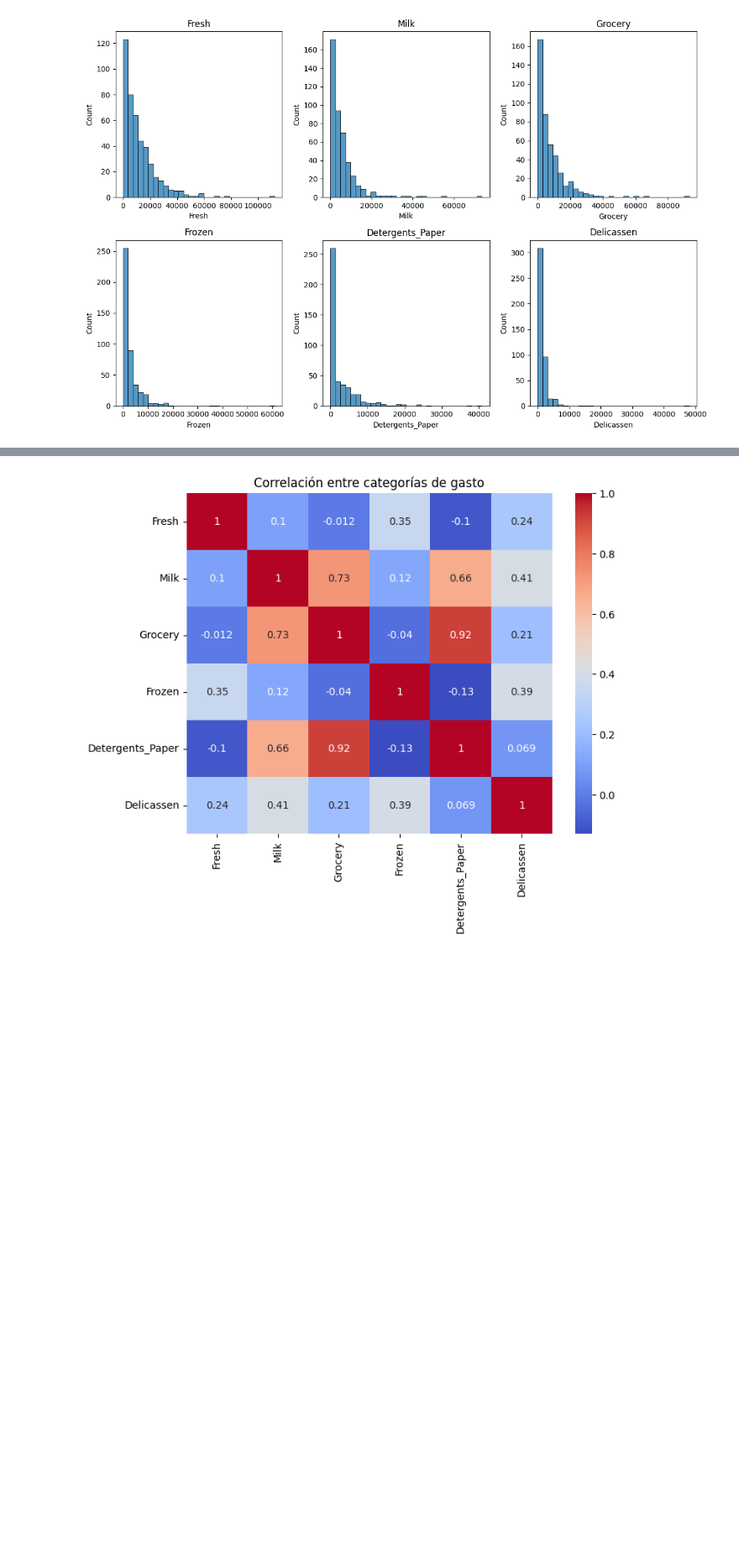
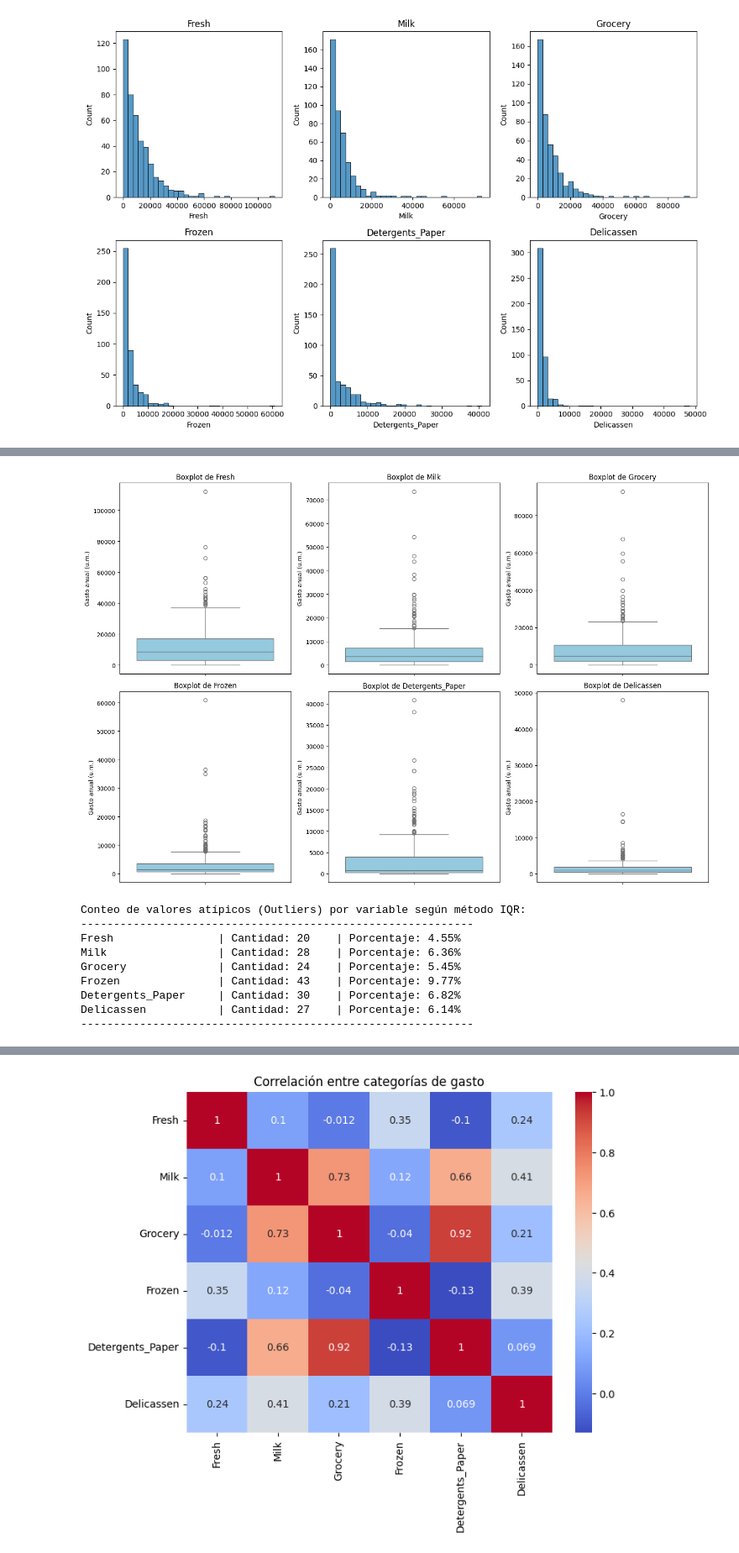
Before and after one commit to fdaniel13s/TF-Data_Mining, a Jupyter notebook: TF_GRUPO_X.ipynb, the cells around one changed output, grey strips where cells are left out. Shown at 84% size. Saved outputs shown, nothing was run; the diff lists cells and outputs as text; code cells hidden in the pictures; blank space fills up the shorter version.

```diff
--- a/TF_GRUPO_X.ipynb
+++ b/TF_GRUPO_X.ipynb
@@ -30,7 +38,7 @@ import hdbscan
 
 
 
-df = pd.read_csv('data/dataset.csv')
+df = pd.read_csv('dataset.csv')
 df.shape
 # %% [output]
 (440, 8)
@@ -122,0 +137,50 @@ plt.show()
+# %%
+# --- CÓDIGO PARA DETECCIÓN DE OUTLIERS ---
+
+# 1. Visualización: Boxplots
+plt.figure(figsize=(15, 10))
+for i, col in enumerate(spend_cols, 1):
+    plt.subplot(2, 3, i)
+    sns.boxplot(y=df[col], color='skyblue')
+    plt.title(f'Boxplot de {col}')
+    plt.ylabel('Gasto anual (u.m.)')
+
+plt.tight_layout()
+plt.show()
+
+# 2. Confirmación Numérica: Método del Rango Intercuartílico (IQR)
+# Se considera outlier a todo valor que esté por encima de Q3 + 1.5*IQR
+print("Conteo de valores atípicos (Outliers) por variable según método IQR:")
+print("-" * 60)
+
+outlier_report = {}
+
+for col in spend_cols:
+    Q1 = df[col].quantile(0.25)
+    Q3 = df[col].quantile(0.75)
+    IQR = Q3 - Q1
+
+    lower_bound = Q1 - 1.5 * IQR
+    upper_bound = Q3 + 1.5 * IQR
+
+    # Filtramos los outliers
+    outliers = df[(df[col] < lower_bound) | (df[col] > upper_bound)]
+    count = len(outliers)
+    percentage = (count / len(df)) * 100
+
+    outlier_report[col] = {'Cantidad': count, '% del Total': round(percentage, 2)}
+
+    print(f"{col:<20} | Cantidad: {count:<5} | Porcentaje: {round(percentage, 2)}%")
+
+print("-" * 60)
+# %% [output]
+[figure, added]
+Conteo de valores atípicos (Outliers) por variable según método IQR:
+------------------------------------------------------------
+Fresh                | Cantidad: 20    | Porcentaje: 4.55%
+Milk                 | Cantidad: 28    | Porcentaje: 6.36%
+Grocery              | Cantidad: 24    | Porcentaje: 5.45%
+Frozen               | Cantidad: 43    | Porcentaje: 9.77%
+Detergents_Paper     | Cantidad: 30    | Porcentaje: 6.82%
+Delicassen           | Cantidad: 27    | Porcentaje: 6.14%
+------------------------------------------------------------
```
Also changed, not shown: parts of 23 cells of this notebook.
